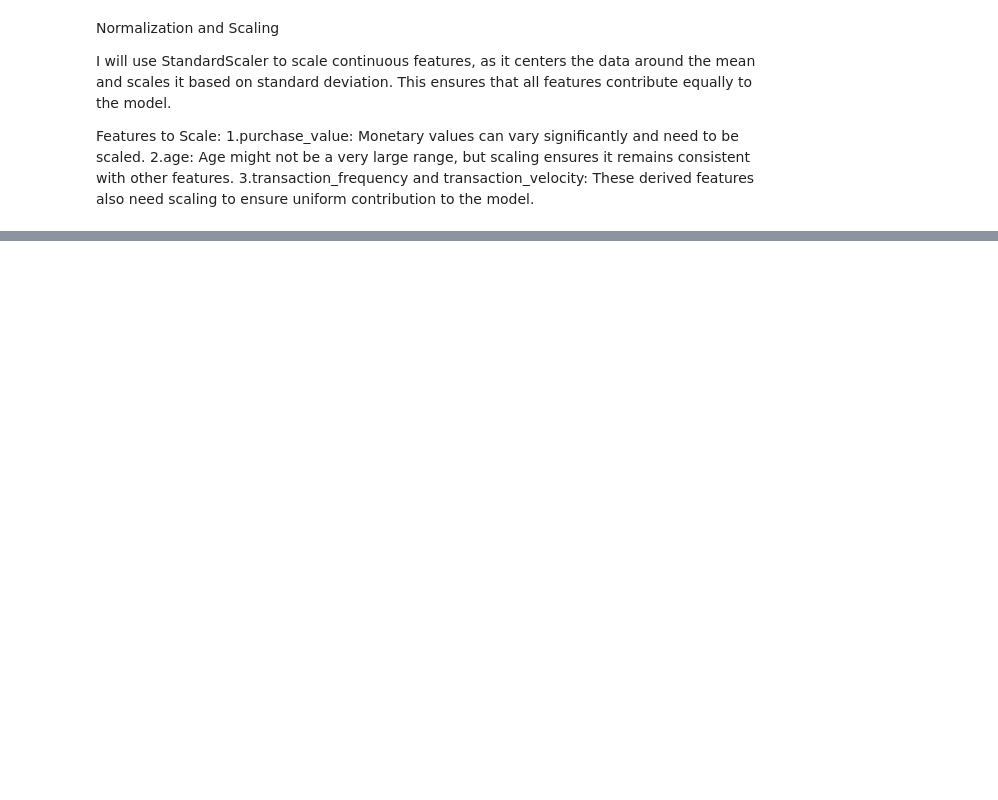
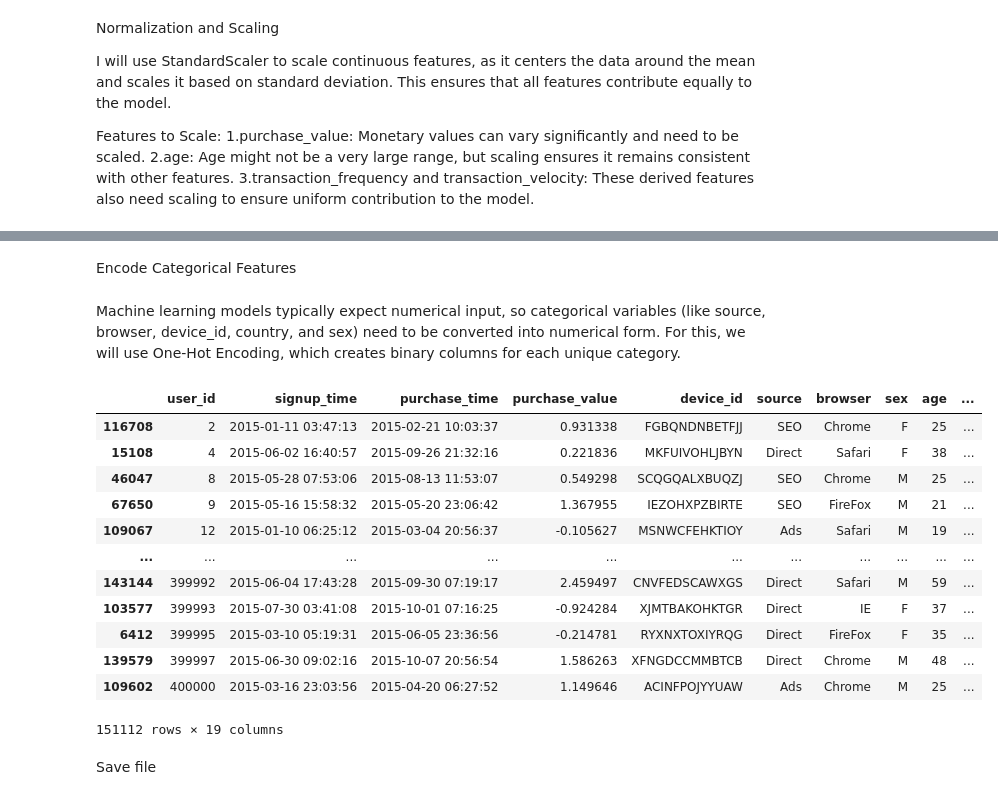
Before and after one commit to bef898/fraud_detection_system, a Jupyter notebook: notebooks/merge.ipynb, the cells around one changed output, grey strips where cells are left out. Drawn from its saved outputs; the diff is of its cells as text; code cells hidden in the pictures; blank space fills up the shorter version.

Commit message:
model selection and training

```diff
--- a/notebooks/merge.ipynb
+++ b/notebooks/merge.ipynb
@@ -198,0 +210,29 @@ print(merged_data[numerical_cols].head())
+# %% [markdown]
+Encode Categorical Features
+# %% [markdown]
+Machine learning models typically expect numerical input, so categorical variables (like source, browser, device_id, country, and sex) need to be converted into numerical form. For this, we will use One-Hot Encoding, which creates binary columns for each unique category.
+# %%
+label_encoder = LabelEncoder()
+fraud_data['country_encoded'] = label_encoder.fit_transform(fraud_data['country'])
+fraud_data['browser_encoded'] = label_encoder.fit_transform(fraud_data['browser'])
+fraud_data['source_encoded'] = label_encoder.fit_transform(fraud_data['source'])
+fraud_data['device_id_encoded'] = label_encoder.fit_transform(fraud_data['device_id'])
+fraud_data['sex_encoded'] = label_encoder.fit_transform(fraud_data['sex'])
+
+fraud_data
+# %% [output]
+|  | user_id | signup_time | purchase_time | purchase_value | device_id | source | browser | sex | age | ... |
+| 116708 | 2 | 2015-01-11 03:47:13 | 2015-02-21 10:03:37 | 0.931338 | FGBQNDNBETFJJ | SEO | Chrome | F | 25 | ... |
+| 15108 | 4 | 2015-06-02 16:40:57 | 2015-09-26 21:32:16 | 0.221836 | MKFUIVOHLJBYN | Direct | Safari | F | 38 | ... |
+| 46047 | 8 | 2015-05-28 07:53:06 | 2015-08-13 11:53:07 | 0.549298 | SCQGQALXBUQZJ | SEO | Chrome | M | 25 | ... |
+| 67650 | 9 | 2015-05-16 15:58:32 | 2015-05-20 23:06:42 | 1.367955 | IEZOHXPZBIRTE | SEO | FireFox | M | 21 | ... |
+| 109067 | 12 | 2015-01-10 06:25:12 | 2015-03-04 20:56:37 | -0.105627 | MSNWCFEHKTIOY | Ads | Safari | M | 19 | ... |
+| ... | ... | ... | ... | ... | ... | ... | ... | ... | ... | ... |
+| 143144 | 399992 | 2015-06-04 17:43:28 | 2015-09-30 07:19:17 | 2.459497 | CNVFEDSCAWXGS | Direct | Safari | M | 59 | ... |
+| 103577 | 399993 | 2015-07-30 03:41:08 | 2015-10-01 07:16:25 | -0.924284 | XJMTBAKOHKTGR | Direct | IE | F | 37 | ... |
+| 6412 | 399995 | 2015-03-10 05:19:31 | 2015-06-05 23:36:56 | -0.214781 | RYXNXTOXIYRQG | Direct | FireFox | F | 35 | ... |
+| 139579 | 399997 | 2015-06-30 09:02:16 | 2015-10-07 20:56:54 | 1.586263 | XFNGDCCMMBTCB | Direct | Chrome | M | 48 | ... |
+| 109602 | 400000 | 2015-03-16 23:03:56 | 2015-04-20 06:27:52 | 1.149646 | ACINFPOJYYUAW | Ads | Chrome | M | 25 | ... |
+151112 rows × 19 columns
+# %% [markdown]
+Save file
```
Also changed, not shown: parts of 13 cells of this notebook, 1 other file.
